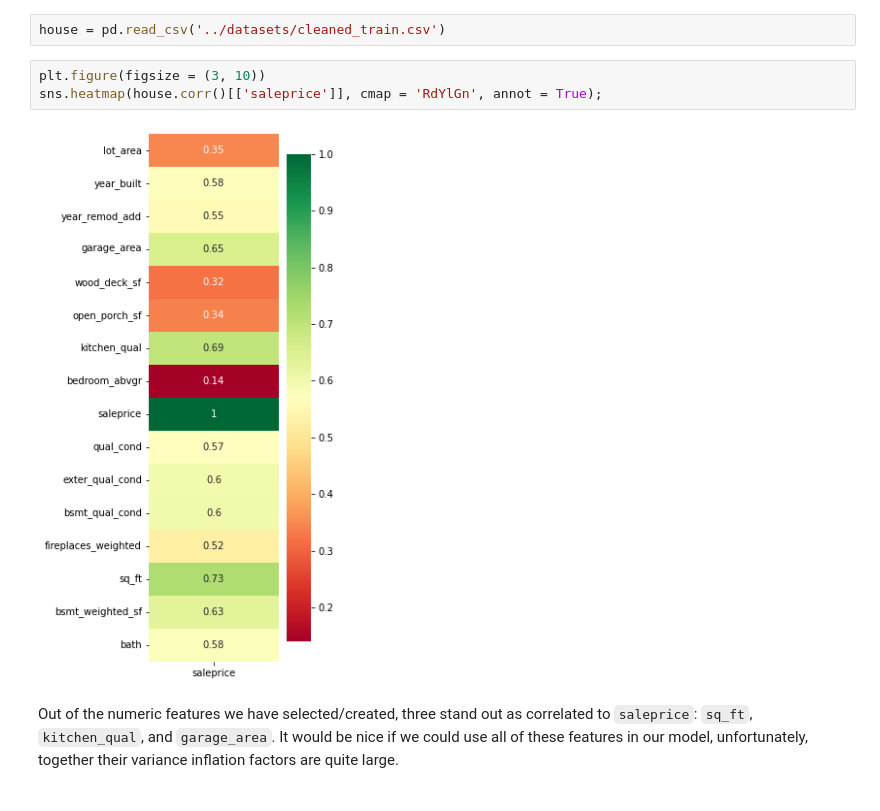
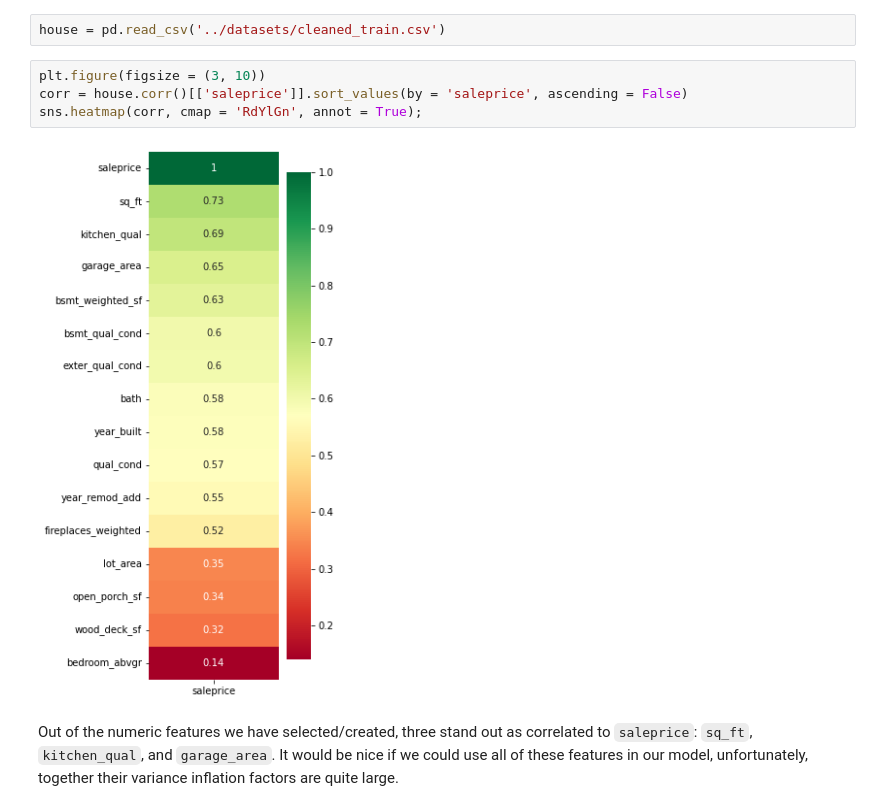
Before and after one commit to jguo052/Ames-Housing-Price-Regression, a Jupyter notebook: code/02_feature_selection_and_dummifying.ipynb, the cells around one changed output. Cells and saved outputs as stored; diff of their text form.

```diff
--- a/code/02_feature_selection_and_dummifying.ipynb
+++ b/code/02_feature_selection_and_dummifying.ipynb
@@ -99,9 +99,10 @@ Let us begin by determining which numeric values are most relevant to `saleprice
 house = pd.read_csv('../datasets/cleaned_train.csv')
 # %%
 plt.figure(figsize = (3, 10))
-sns.heatmap(house.corr()[['saleprice']], cmap = 'RdYlGn', annot = True);
+corr = house.corr()[['saleprice']].sort_values(by = 'saleprice', ascending = False)
+sns.heatmap(corr, cmap = 'RdYlGn', annot = True);
 # %% [output]
-[figure, old version]
+[figure, new version]
 # %% [markdown]
 Out of the numeric features we have selected/created, three stand out as correlated to `saleprice`: `sq_ft`, `kitchen_qual`, and `garage_area`. It would be nice if we could use all of these features in our model, unfortunately, together their variance inflation factors are quite large.
 # %%
```
Also changed, not shown: 2 other files.
